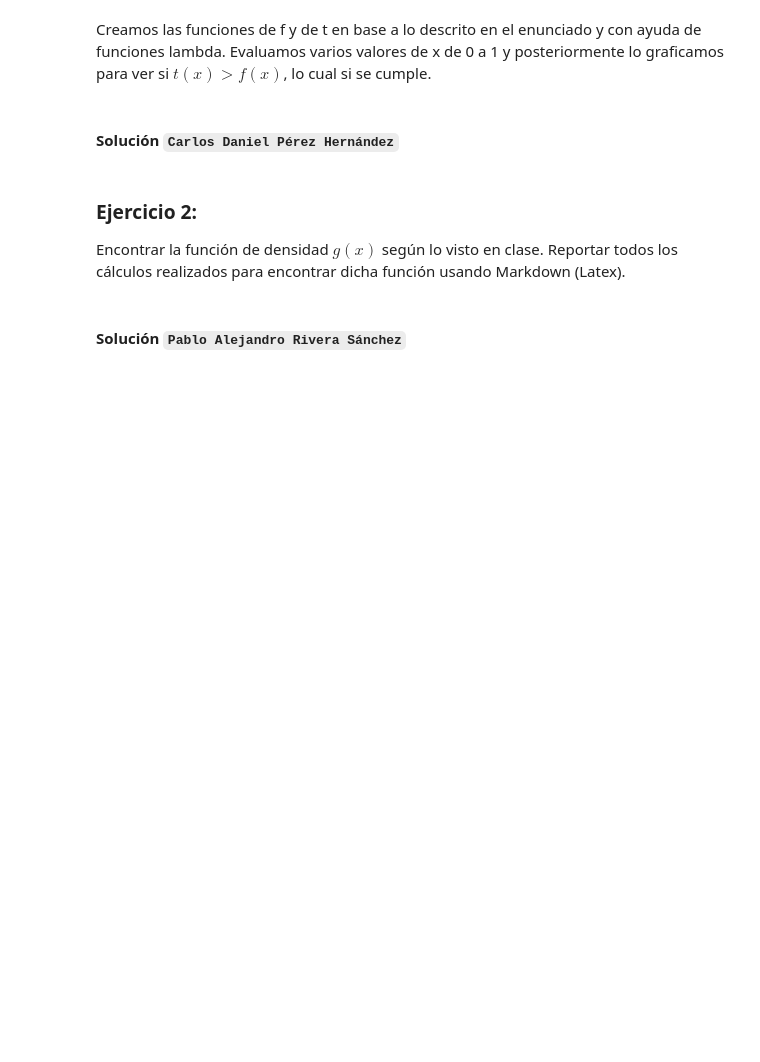
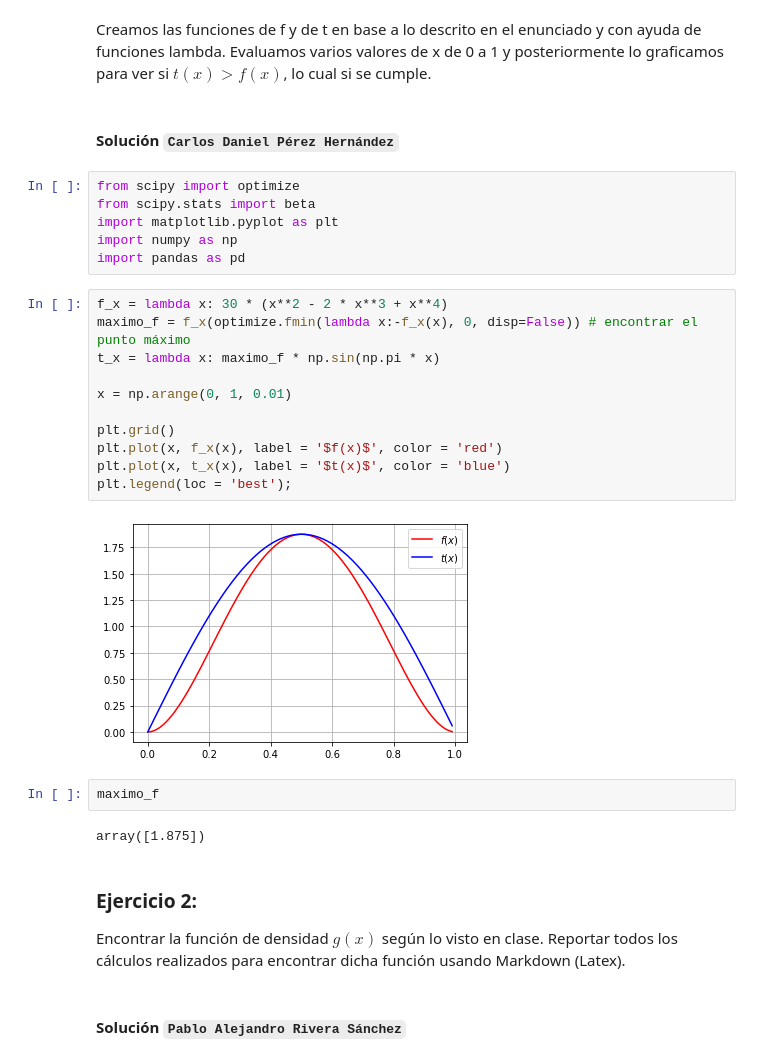
Before and after one commit to danielperhez/Tarea6_PRivera_CPerez, a Jupyter notebook: Tarea6_PRivera_CPérez.ipynb, the cells around one changed output. Saved outputs shown, nothing was run; the diff lists cells and outputs as text; blank space fills up the shorter version.

```diff
--- a/Tarea6_PRivera_CPérez.ipynb
+++ b/Tarea6_PRivera_CPérez.ipynb
@@ -150,6 +201,29 @@ plt.legend()
 Creamos las funciones de f y de t en base a lo descrito en el enunciado y con ayuda de funciones lambda. Evaluamos varios valores de x de 0 a 1 y posteriormente lo graficamos para ver si $t(x) > f(x)$, lo cual si se cumple.
 # %% [markdown]
 #### Solución ``Carlos Daniel Pérez Hernández``
+# %%
+from scipy import optimize
+from scipy.stats import beta
+import matplotlib.pyplot as plt
+import numpy as np
+import pandas as pd
+# %%
+f_x = lambda x: 30 * (x**2 - 2 * x**3 + x**4)
+maximo_f = f_x(optimize.fmin(lambda x:-f_x(x), 0, disp=False)) # encontrar el punto máximo
+t_x = lambda x: maximo_f * np.sin(np.pi * x)
+
+x = np.arange(0, 1, 0.01)
+
+plt.grid()
+plt.plot(x, f_x(x), label = '$f(x)$', color = 'red')
+plt.plot(x, t_x(x), label = '$t(x)$', color = 'blue')
+plt.legend(loc = 'best');
+# %% [output]
+[figure, added]
+# %%
+maximo_f
+# %% [output]
+array([1.875])
 # %% [markdown]
 ### Ejercicio 2:
 Encontrar la función de densidad $g(x)$ según lo visto en clase. Reportar todos los cálculos realizados para encontrar dicha función usando Markdown (Latex).
```
Also changed, not shown: parts of 17 cells of this notebook.
